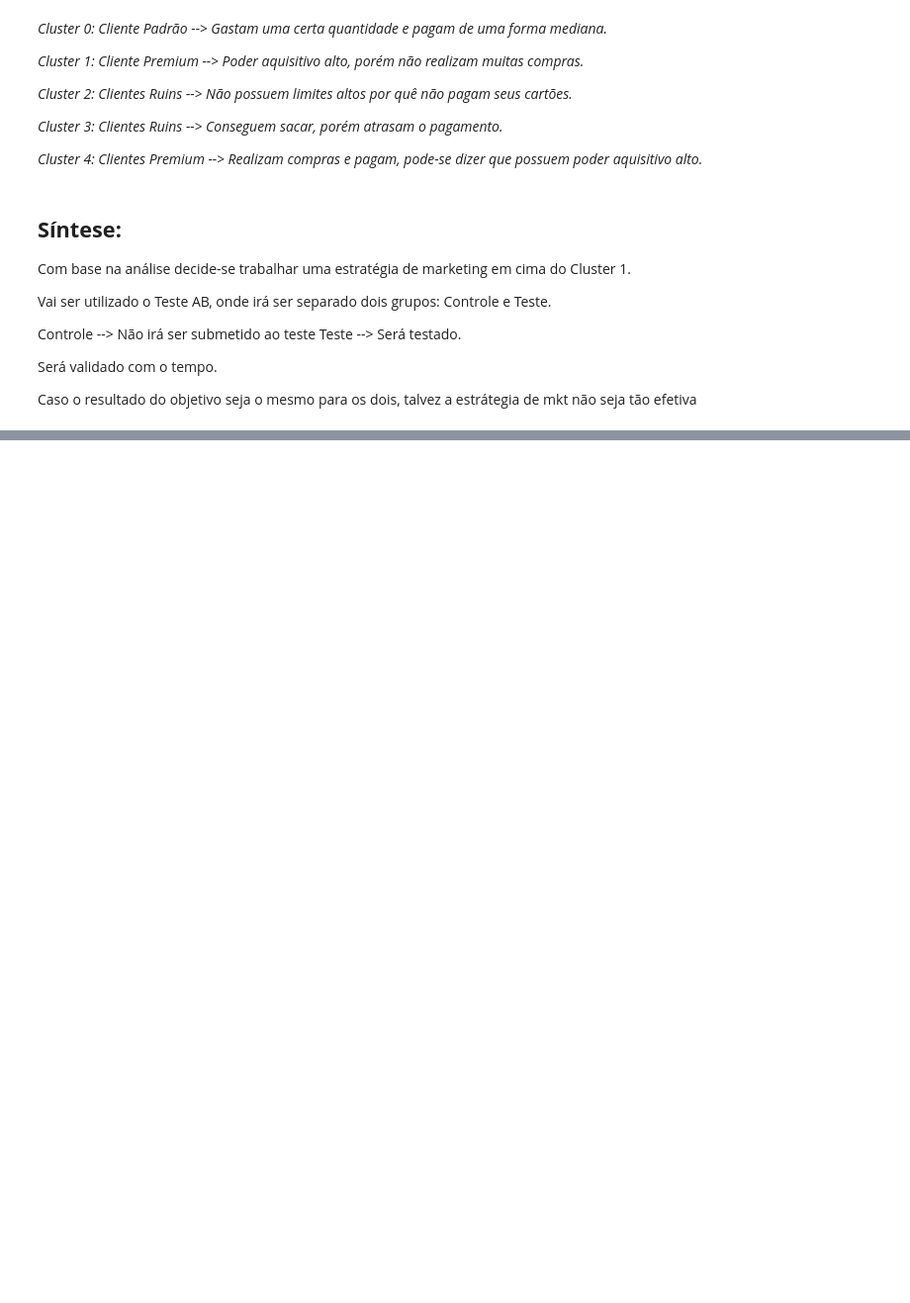
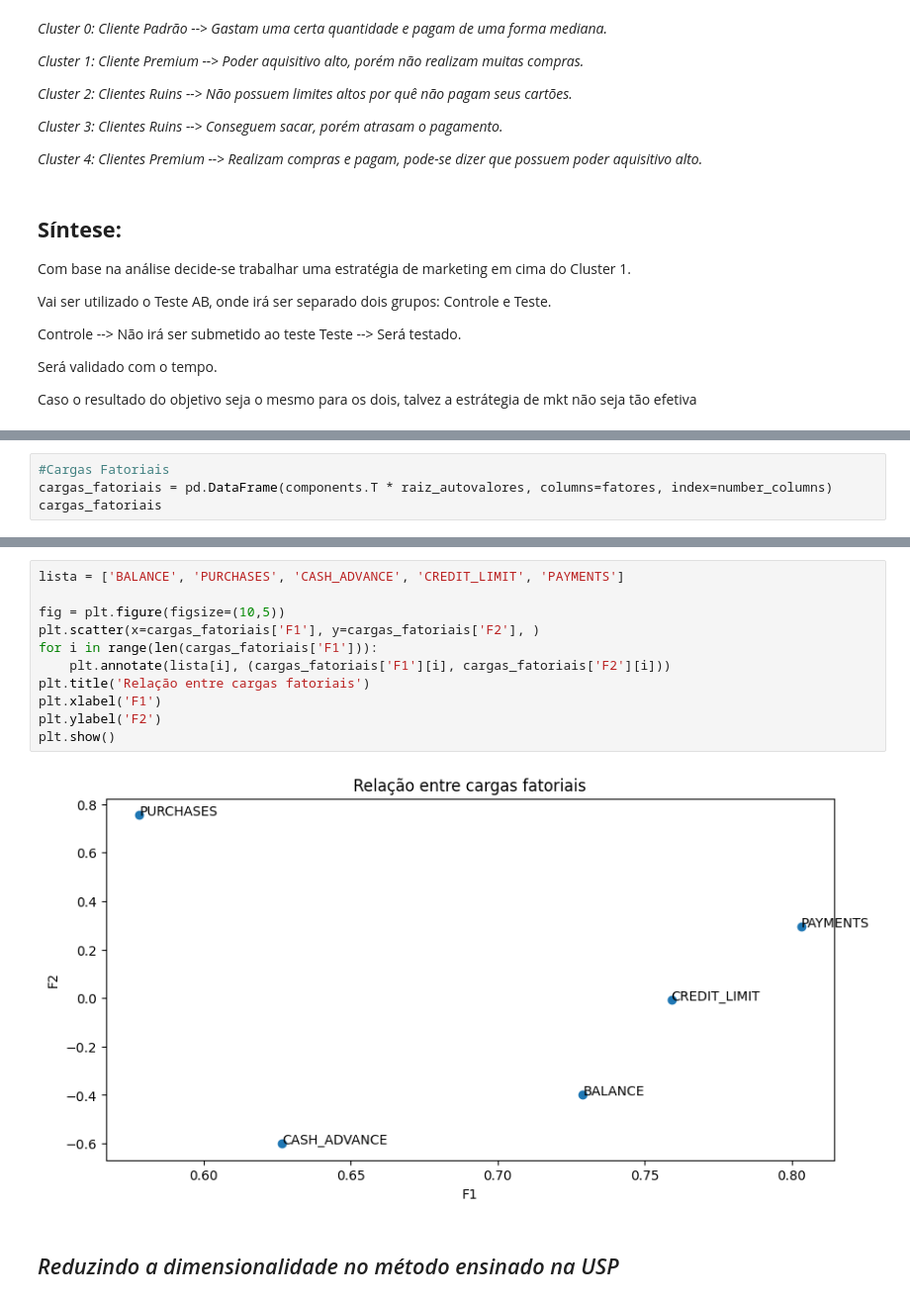
Before and after one commit to leoScienceanalytics/credit_segment_with_clustering, a Jupyter notebook: creditclustering.ipynb, the cells around one changed output, grey strips where cells are left out. Shown at 99% size. Drawn from its saved outputs; the diff is of its cells as text; blank space fills up the shorter version.

```diff
--- a/creditclustering.ipynb
+++ b/creditclustering.ipynb
@@ -382,0 +479,4 @@ Caso o resultado do objetivo seja o mesmo para os dois, talvez a estrátegia de
+# %%
+#Cargas Fatoriais
+cargas_fatoriais = pd.DataFrame(components.T * raiz_autovalores, columns=fatores, index=number_columns)
+cargas_fatoriais
@@ -382,0 +490,15 @@ Caso o resultado do objetivo seja o mesmo para os dois, talvez a estrátegia de
+# %%
+lista = ['BALANCE', 'PURCHASES', 'CASH_ADVANCE', 'CREDIT_LIMIT', 'PAYMENTS']
+
+fig = plt.figure(figsize=(10,5))
+plt.scatter(x=cargas_fatoriais['F1'], y=cargas_fatoriais['F2'], )
+for i in range(len(cargas_fatoriais['F1'])):
+    plt.annotate(lista[i], (cargas_fatoriais['F1'][i], cargas_fatoriais['F2'][i]))
+plt.title('Relação entre cargas fatoriais')
+plt.xlabel('F1')
+plt.ylabel('F2')
+plt.show()
+# %% [output]
+[figure, added]
+# %% [markdown]
+## *Reduzindo a dimensionalidade no método ensinado na USP*
```
Also changed, not shown: parts of 33 cells of this notebook.
